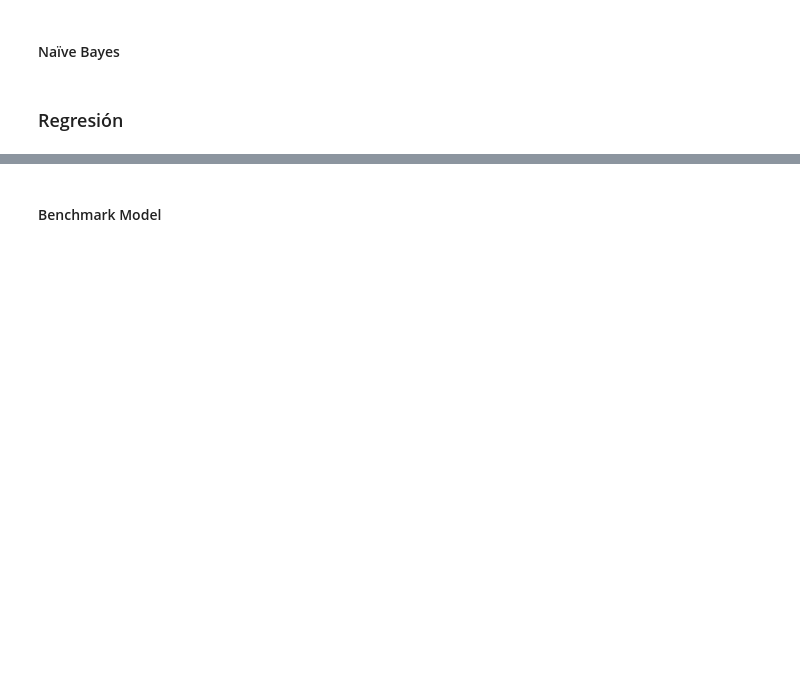
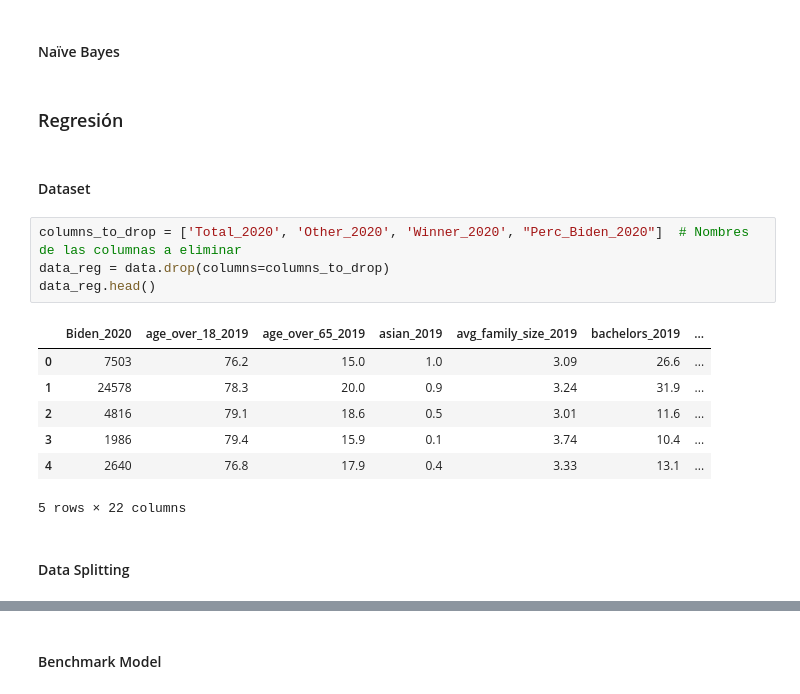
Before and after one commit to jorgegarcelan/elections_usa_2020, a Jupyter notebook: elections.ipynb, the cells around one changed output, grey strips where cells are left out. Cells and saved outputs as stored; diff of their text form; blank space fills up the shorter version.

```diff
--- a/elections.ipynb
+++ b/elections.ipynb
@@ -192,3 +248,19 @@ En esta sección, utilizaremos métodos de aprendizaje supervisado para abordar
 #### Naïve Bayes
 # %% [markdown]
 ### Regresión
+# %% [markdown]
+#### Dataset
+# %%
+columns_to_drop = ['Total_2020', 'Other_2020', 'Winner_2020', "Perc_Biden_2020"]  # Nombres de las columnas a eliminar
+data_reg = data.drop(columns=columns_to_drop)
+data_reg.head()
+# %% [output]
+|  | Biden_2020 | age_over_18_2019 | age_over_65_2019 | asian_2019 | avg_family_size_2019 | bachelors_2019 | ... |
+| 0 | 7503 | 76.2 | 15.0 | 1.0 | 3.09 | 26.6 | ... |
+| 1 | 24578 | 78.3 | 20.0 | 0.9 | 3.24 | 31.9 | ... |
+| 2 | 4816 | 79.1 | 18.6 | 0.5 | 3.01 | 11.6 | ... |
+| 3 | 1986 | 79.4 | 15.9 | 0.1 | 3.74 | 10.4 | ... |
+| 4 | 2640 | 76.8 | 17.9 | 0.4 | 3.33 | 13.1 | ... |
+5 rows × 22 columns
+# %% [markdown]
+#### Data Splitting
```
Also changed, not shown: parts of 18 cells of this notebook, 2 other files.
